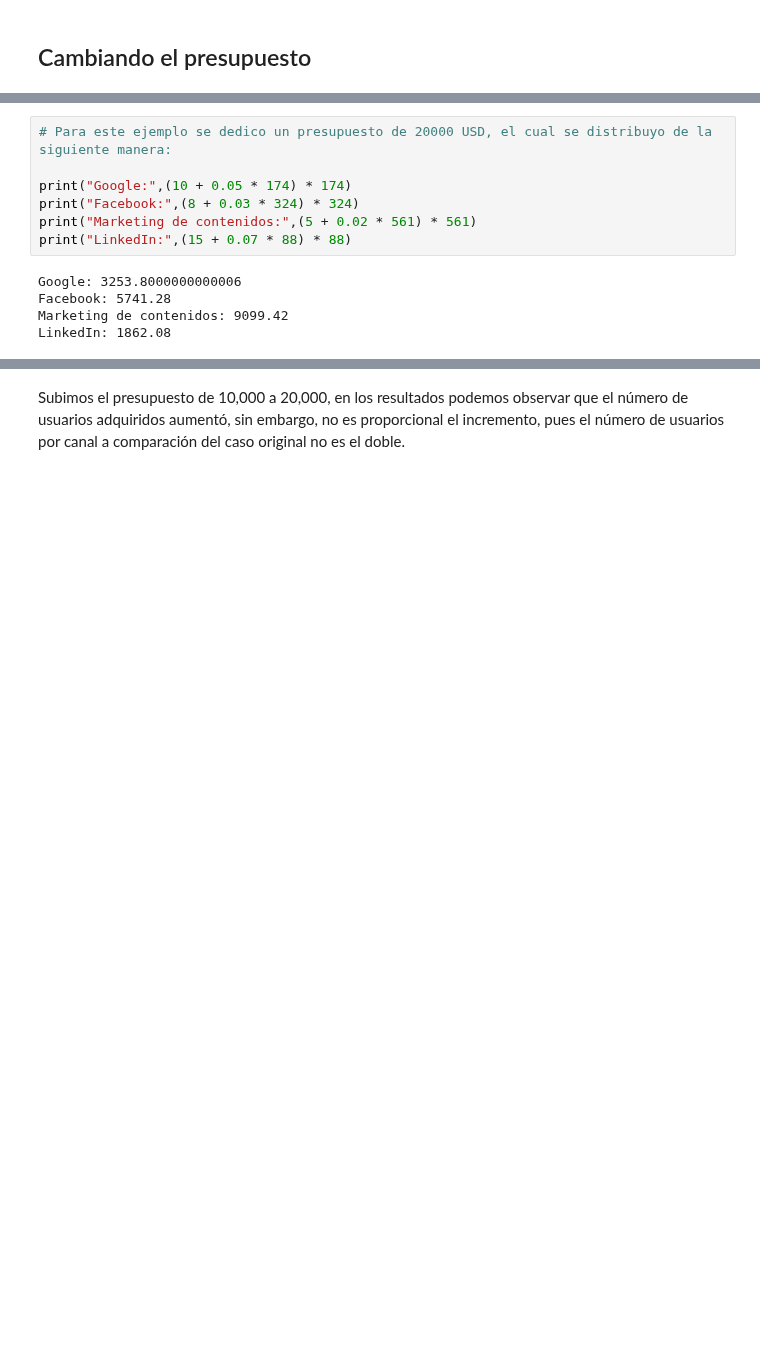
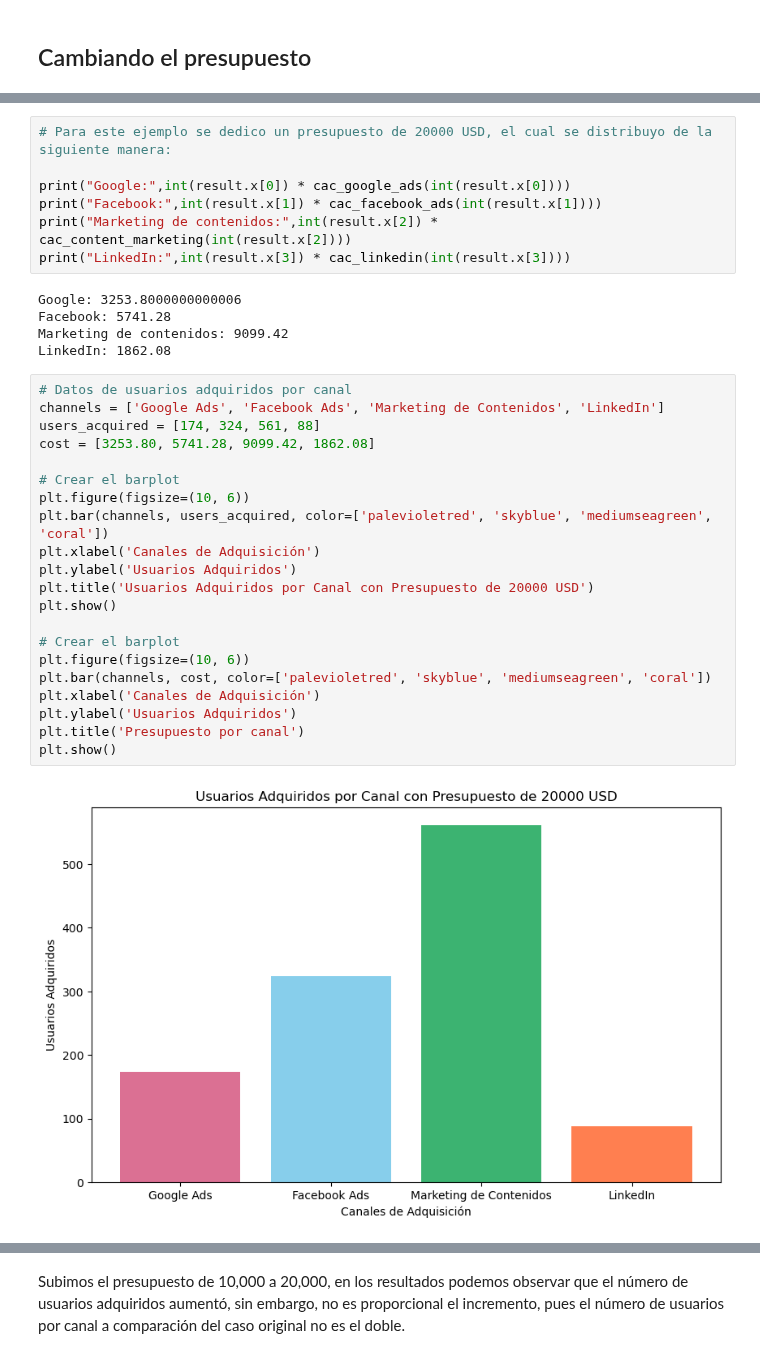
Before and after one commit to LuisMB09/lab_analisis_datos, a Jupyter notebook: clase17-optimizacion.ipynb, the cells around one changed output, grey strips where cells are left out. Cells and saved outputs as stored; diff of their text form; blank space fills up the shorter version.

```diff
--- a/clase17-optimizacion.ipynb
+++ b/clase17-optimizacion.ipynb
@@ -345,12 +398,35 @@ Usuarios totales adquiridos: 1148
 # %%
 # Para este ejemplo se dedico un presupuesto de 20000 USD, el cual se distribuyo de la siguiente manera:
 
-print("Google:",(10 + 0.05 * 174) * 174)
-print("Facebook:",(8 + 0.03 * 324) * 324)
-print("Marketing de contenidos:",(5 + 0.02 * 561) * 561)
-print("LinkedIn:",(15 + 0.07 * 88) * 88)
+print("Google:",int(result.x[0]) * cac_google_ads(int(result.x[0])))
+print("Facebook:",int(result.x[1]) * cac_facebook_ads(int(result.x[1])))
+print("Marketing de contenidos:",int(result.x[2]) * cac_content_marketing(int(result.x[2])))
+print("LinkedIn:",int(result.x[3]) * cac_linkedin(int(result.x[3])))
 # %% [output]
 Google: 3253.8000000000006
 Facebook: 5741.28
 Marketing de contenidos: 9099.42
 LinkedIn: 1862.08
+# %%
+# Datos de usuarios adquiridos por canal
+channels = ['Google Ads', 'Facebook Ads', 'Marketing de Contenidos', 'LinkedIn']
+users_acquired = [174, 324, 561, 88]
+cost = [3253.80, 5741.28, 9099.42, 1862.08]
+
+# Crear el barplot
+plt.figure(figsize=(10, 6))
+plt.bar(channels, users_acquired, color=['palevioletred', 'skyblue', 'mediumseagreen', 'coral'])
+plt.xlabel('Canales de Adquisición')
+plt.ylabel('Usuarios Adquiridos')
+plt.title('Usuarios Adquiridos por Canal con Presupuesto de 20000 USD')
+plt.show()
+
+# Crear el barplot
+plt.figure(figsize=(10, 6))
+plt.bar(channels, cost, color=['palevioletred', 'skyblue', 'mediumseagreen', 'coral'])
+plt.xlabel('Canales de Adquisición')
+plt.ylabel('Usuarios Adquiridos')
+plt.title('Presupuesto por canal')
+plt.show()
+# %% [output]
+[figure, added]
```
Also changed, not shown: parts of 35 cells of this notebook.
